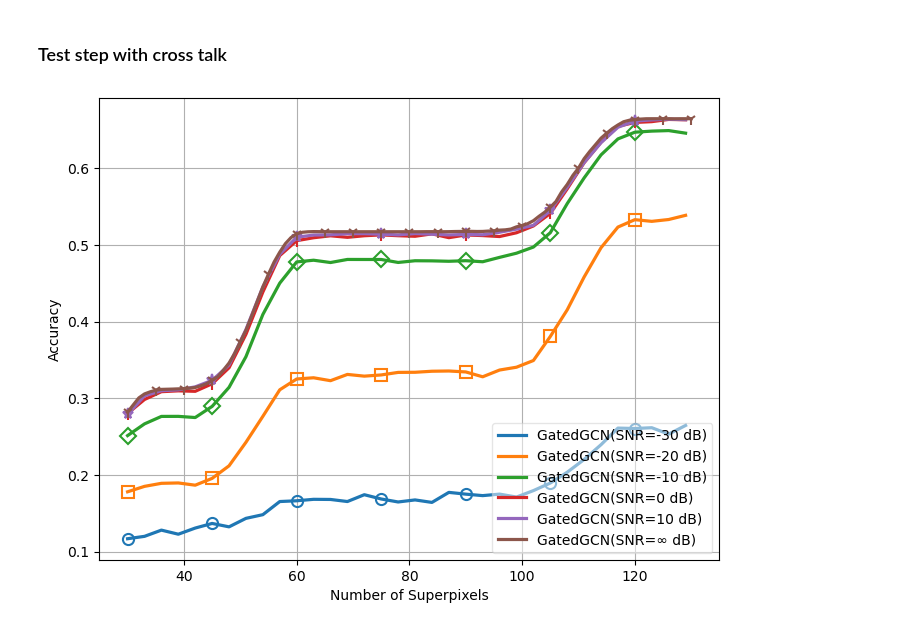
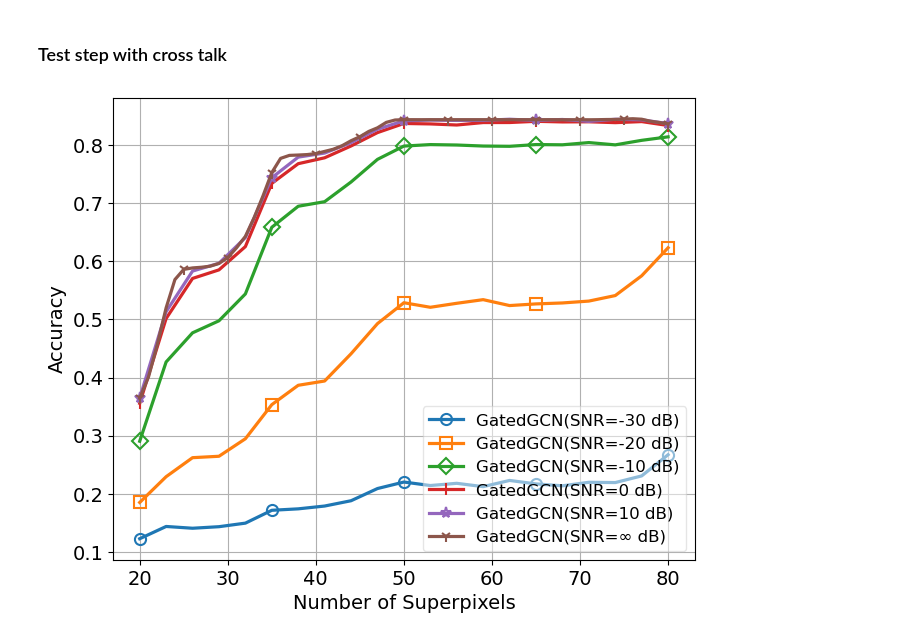
Before and after one commit to chunbaobao/GeNet, a Jupyter notebook: visualization/plot_visualization.ipynb, the cells around one changed output. Cells and saved outputs as stored; diff of their text form; code cells hidden in the pictures.

```diff
--- a/visualization/plot_visualization.ipynb
+++ b/visualization/plot_visualization.ipynb
@@ -229,8 +247,8 @@ plt.show()
 ### Test step with cross talk
 # %%
 dataset_name = 'cifar10'
-# dataset_name = 'mnist'
-# dataset_name = 'fashionmnist'
+dataset_name = 'mnist'
+dataset_name = 'fashionmnist'
 log_dir = 'out/eval/cross/'
 import os
 for path in os.listdir(log_dir):
@@ -241,57 +259,54 @@ for path in os.listdir(log_dir):
 
 
 
-
 parser = 'test_acc'
 tag = 'n_sp'
 ea = event_multiplexer.event_accumulator.EventAccumulator(log_dir + run)
 ea.Reload()
 markers = ['o', 's', 'D', '|', '*', '1']
 index = 0
-plt.figure(figsize=(8,6))
+plt.figure(figsize=(7.5,6))
+
 for snr in range(-30, 11, 10):
 
     sc = ea.Scalars(parser + '/' + tag + '_' + str(snr))
     df = pd.Series(data=[s.value for s in sc], index=[s.step for s in sc])
     smooth = df.ewm(alpha= 1 - 0.1).mean()
     model_name = run.split('_')[0]
     is_painted = eval(run.split('_')[-1])
-    line = plt.plot([s for s in smooth.index], [s for s in smooth.values], label=model_name + '(SNR={} dB)'.format(snr),linewidth=2.3)
+    line = plt.plot([s for s in smooth.index], [s for s in smooth.values], label=model_name + '(SNR={} dB)'.format(snr),linewidth=2.3,
+            marker = markers[index], markerfacecolor = 'None', markersize=8, markeredgewidth = 1.5, markevery = 5)
 
 
-    plt.plot([s for s in smooth.index][::5], [s for s in smooth.values][::5], linestyle = 'None',
-            marker = markers[index], color = line[0].get_color(), markerfacecolor = 'None', markersize=8, markeredgewidth = 1.5)
     index += 1
 
 
 infinity_log = 'out/eval/n_sp'
 import os
 for path in os.listdir(infinity_log):
     if model_name in path.split('_') and dataset_name in path.split('_'):
         ea = event_multiplexer.event_accumulator.EventAccumulator(infinity_log + '/' + path)
         ea.Reload()
         sc = ea.Scalars(parser + '/' + tag)
         df = pd.Series(data=[s.value for s in sc], index=[s.step for s in sc])
         smooth = df.ewm(alpha= 1 - 0.1).mean()
         model_name = run.split('_')[0]
         is_painted = eval(run.split('_')[-1])
-        line = plt.plot([s for s in smooth.index], [s for s in smooth.values], label=model_name + '(SNR=\u221E dB)',linewidth=2.3)
+        line = plt.plot([s for s in smooth.index], [s for s in smooth.values], label=model_name + '(SNR=\u221E dB)',linewidth=2.3,
+                marker = markers[index], markerfacecolor = 'None', markersize=8, markeredgewidth = 1.5, markevery = 5)
 
-
-        plt.plot([s for s in smooth.index][::5], [s for s in smooth.values][::5], linestyle = 'None',
-                marker = markers[index], color = line[0].get_color(), markerfacecolor = 'None', markersize=8, markeredgewidth = 1.5)
         index += 1
 
 
-plt.legend(loc='lower right', framealpha=0.5)
+plt.legend(loc='lower right', framealpha=0.5, prop={'size': 12})
 
-
-plt.xlabel('Number of Superpixels')
-plt.ylabel('Accuracy')
+plt.xlabel('Number of Superpixels',fontsize = 14)
+plt.ylabel('Accuracy',fontsize = 14)
 # plt.title('Test Accuracy in ' + dataset_name.upper())
-
+plt.xticks(fontsize = 14)
+plt.yticks(fontsize = 14)
 plt.grid()
 plt.savefig(out_dir + dataset_name + '_'  + 'cross' + '.pdf', pad_inches=0, bbox_inches='tight')
 plt.show()
 # %% [output]
-[figure, old version]
+[figure, new version]
```
Also changed, not shown: parts of 6 cells of this notebook, 26 other files.
